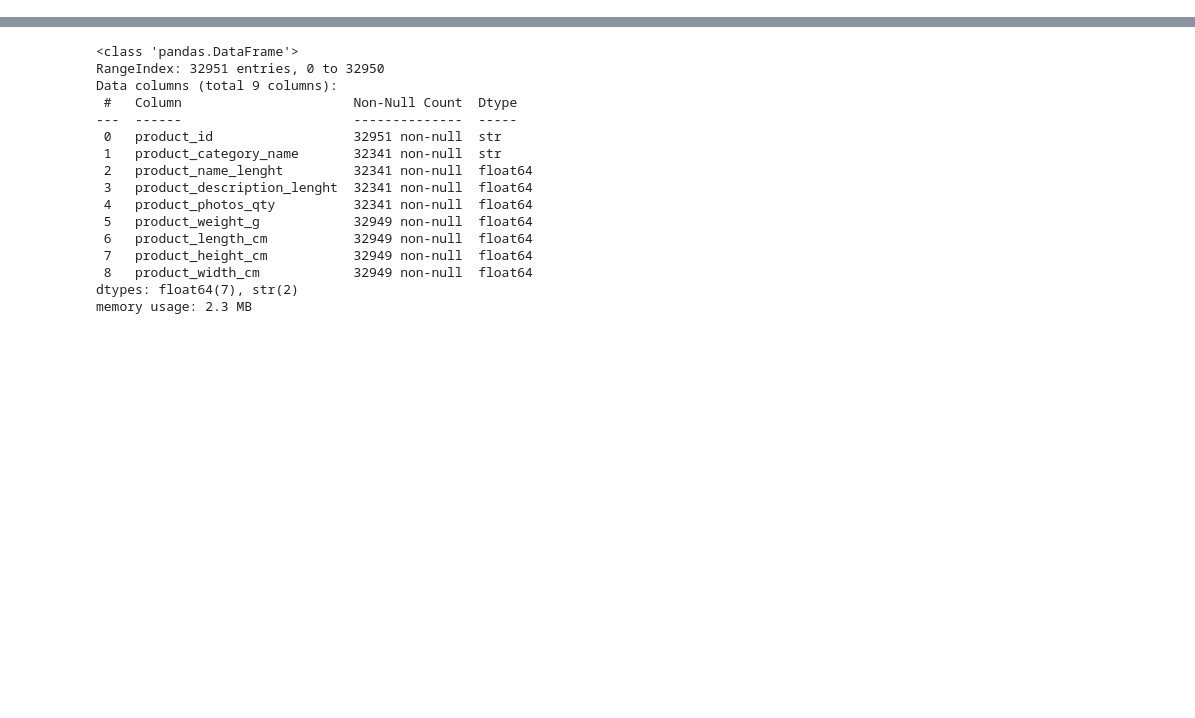
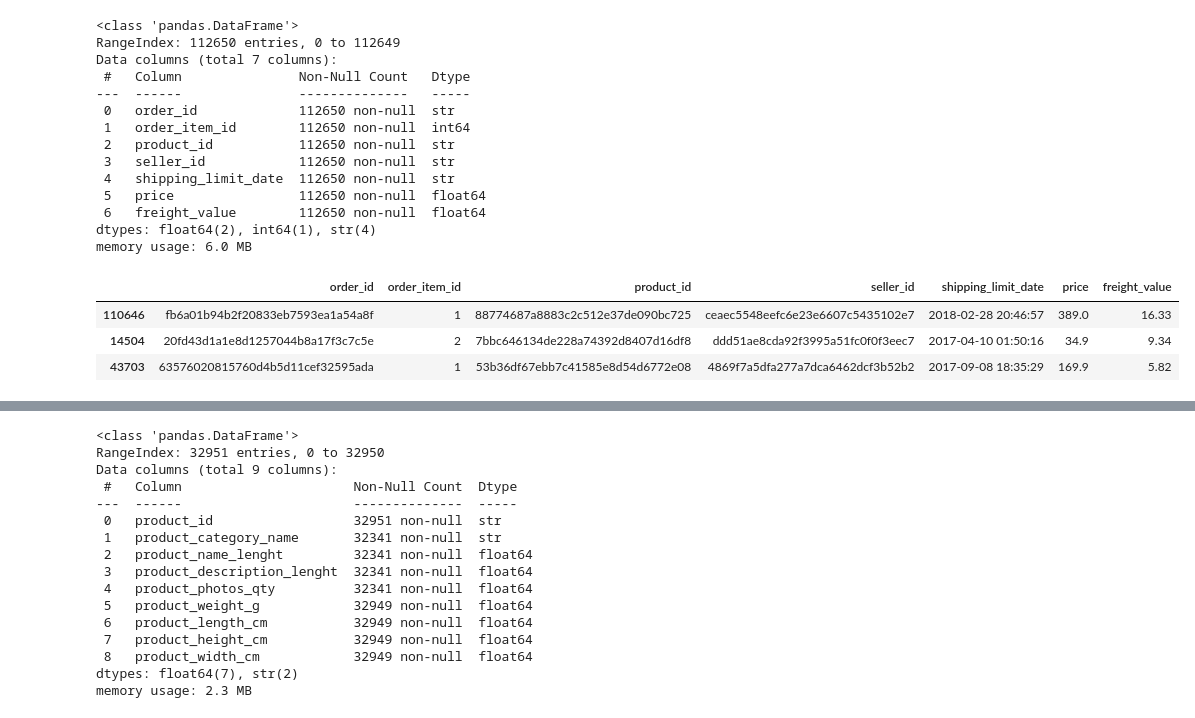
Before and after one commit to marcozanb/final_project, a Jupyter notebook: analisi_creazione_df.ipynb, the cells around one changed output, grey strips where cells are left out. Saved outputs shown, nothing was run; the diff lists cells and outputs as text; code cells hidden in the pictures; blank space fills up the shorter version.

```diff
--- a/analisi_creazione_df.ipynb
+++ b/analisi_creazione_df.ipynb
@@ -28,0 +53,22 @@ df_geolocation_dataset = dataframes["geolocation_dataset"]
+# %%
+df_orders_items.info()
+df_orders_items.sample(3)
+# %% [output]
+<class 'pandas.DataFrame'>
+RangeIndex: 112650 entries, 0 to 112649
+Data columns (total 7 columns):
+ #   Column               Non-Null Count   Dtype
+---  ------               --------------   -----
+ 0   order_id             112650 non-null  str
+ 1   order_item_id        112650 non-null  int64
+ 2   product_id           112650 non-null  str
+ 3   seller_id            112650 non-null  str
+ 4   shipping_limit_date  112650 non-null  str
+ 5   price                112650 non-null  float64
+ 6   freight_value        112650 non-null  float64
+dtypes: float64(2), int64(1), str(4)
+memory usage: 6.0 MB
+|  | order_id | order_item_id | product_id | seller_id | shipping_limit_date | price | freight_value |
+| 110646 | fb6a01b94b2f20833eb7593ea1a54a8f | 1 | 88774687a8883c2c512e37de090bc725 | ceaec5548eefc6e23e6607c5435102e7 | 2018-02-28 20:46:57 | 389.0 | 16.33 |
+| 14504 | 20fd43d1a1e8d1257044b8a17f3c7c5e | 2 | 7bbc646134de228a74392d8407d16df8 | ddd51ae8cda92f3995a51fc0f0f3eec7 | 2017-04-10 01:50:16 | 34.9 | 9.34 |
+| 43703 | 63576020815760d4b5d11cef32595ada | 1 | 53b36df67ebb7c41585e8d54d6772e08 | 4869f7a5dfa277a7dca6462dcf3b52b2 | 2017-09-08 18:35:29 | 169.9 | 5.82 |
```
Also changed, not shown: parts of 29 cells of this notebook.
